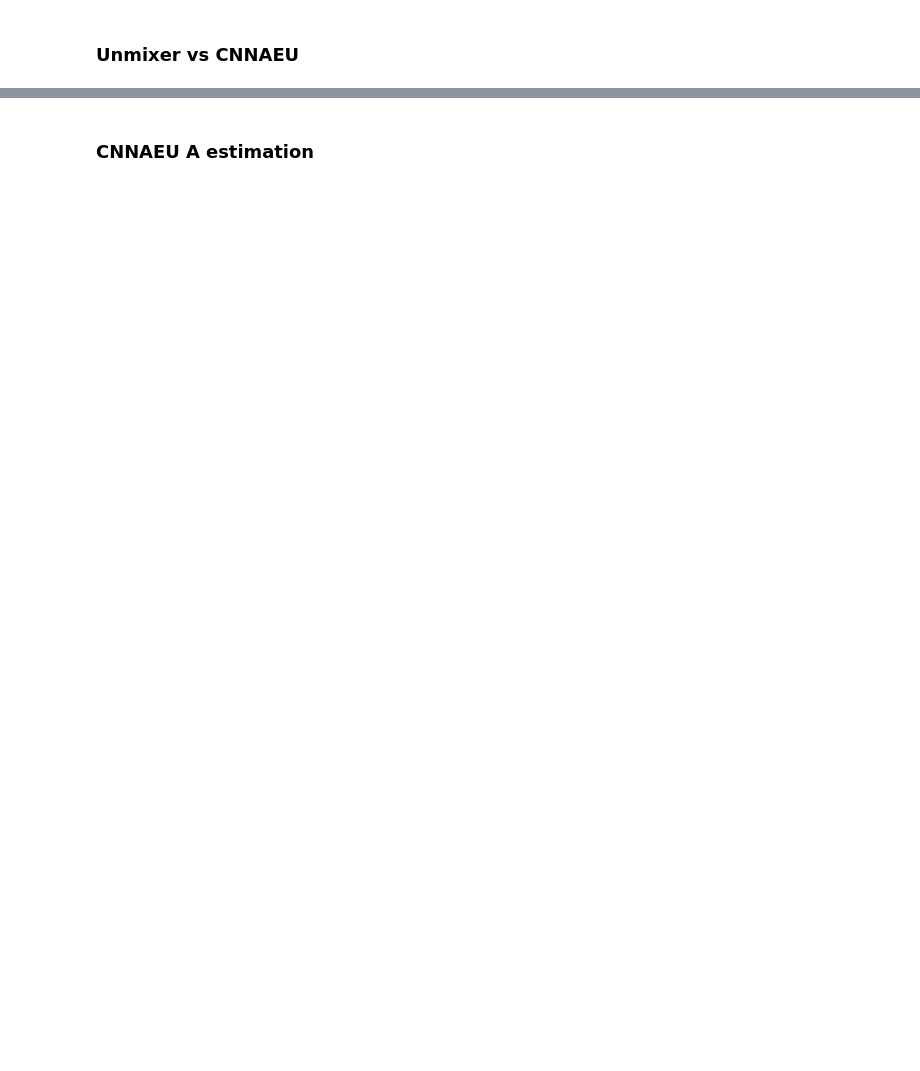
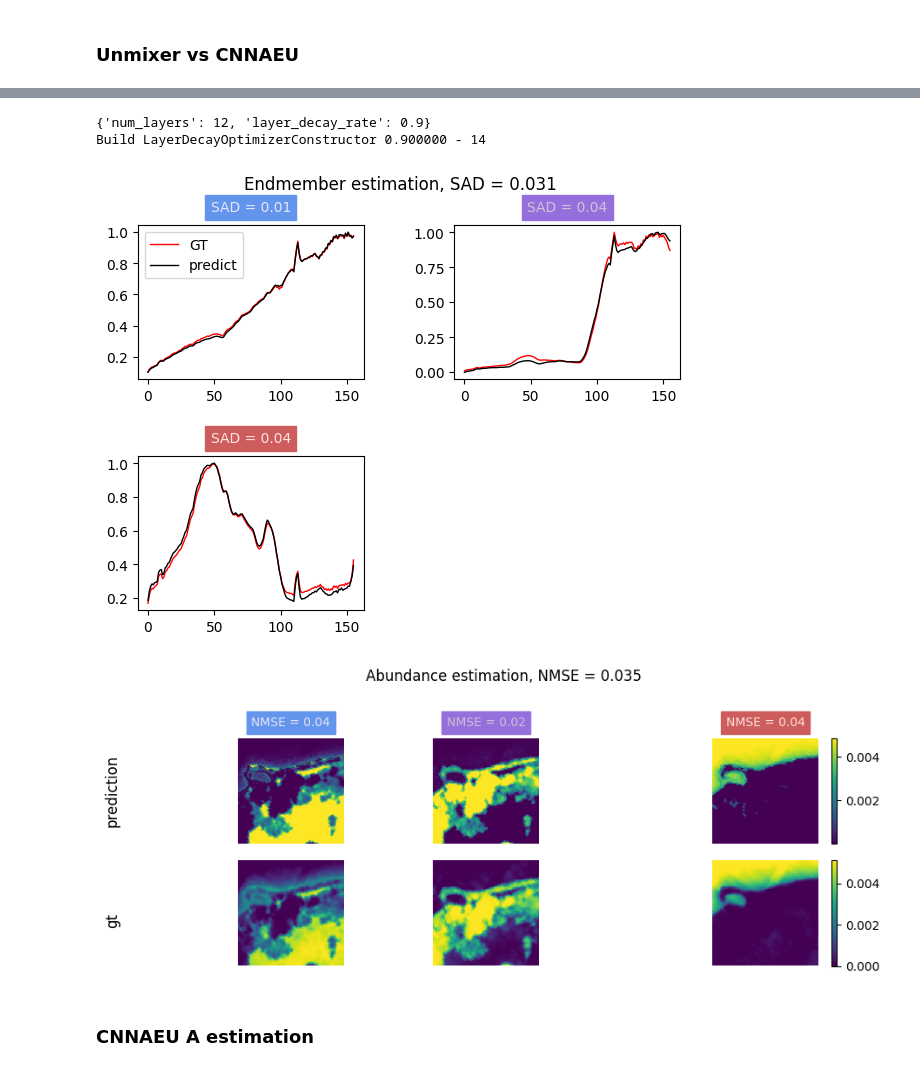
Before and after one commit to edabier/SS-HSU_benchmark, a Jupyter notebook: clean_test.ipynb, the cells around one changed output, grey strips where cells are left out. Cells and saved outputs as stored; diff of their text form; code cells hidden in the pictures; blank space fills up the shorter version.

```diff
--- a/clean_test.ipynb
+++ b/clean_test.ipynb
@@ -340,3 +358,64 @@ First sad: 0.104
+# %%
+epochs, lr = 200, 0.002
+
+optim_wrapper = dict(
+    optimizer=dict(type='AdamW', lr=lr, betas=(0.9, 0.999), weight_decay=0.18),
+    constructor='LayerDecayOptimizerConstructor_ViT',
+    paramwise_cfg=dict(num_layers=12, layer_decay_rate=0.9))
+
+n_xp = 1
+loader, _, _ = utils.create_dataloader(dataset, patch_size=H, dev=dev, path=global_path)
+
+# E_hats1, A_hats1 = torch.zeros(n_xp, B, c), torch.zeros(n_xp, c, new_H, new_H)
+# for n in range(n_xp):
+
+    # model = rsfm.Unmixing_from_features(D=D, alpha=alpha, H=new_H, B=B, c=c, n_features=n_features, use_cls=False, is_cnnaeu=False)
+    # model.apply(model.weights_init)
+
+state_dict = model.decoder.state_dict()
+state_dict["decoder.weight"][:, :, 0, 0] = E_hat_m
+model.decoder.load_state_dict(state_dict)
+model.freeze_decoder()
+
+model = model.to(dev)
+optimizer = build_optim_wrapper(model, optim_wrapper)
+
+for epoch in range(epochs):
+
+    for Y, E, A in loader:
+
+        optimizer.zero_grad()
+        Y = utils.oneD_to_2d(Y).to(dev)
+        A = utils.oneD_to_2d(A).to(dev)
+
+        Y, A, features = rsfm.extract_f(fm, Y, new_H, wavelengths, A, False)
+        E_hat, A_hat, Y_hat = model(features)
+        W_ab, W_mse, W_tv_e, W_tv_a, W_e = 0.6, 0.09, 3e-5, 0, 0
+        loss, loss_sad, loss_ab, loss_tv_e, loss_tv_a, loss_mse, loss_norm_e = model.loss(Y, Y_hat, A_hat, E_hat, 1, W_ab, W_tv_e, W_tv_a, W_mse, W_e)
+
+        loss.backward()
+        nn.utils.clip_grad_norm_(model.parameters(), max_norm=10, norm_type=1)
+        optimizer.step()
+
+        if hasattr(model, 'decoder'):
+            with torch.no_grad():
+                constraints = models.weightConstraint()
+                model.decoder.apply(constraints)
+
+    del E_hat, A_hat, Y_hat, features
+
+model.eval()
+
+with torch.no_grad():
+    _, features1 = rsfm.extract_f(fm, Y_init, new_H, wavelengths, use_cls=False)
+    E_hat_2, A_hat_2, _ = model(features1)
+
+sad, sad_a, mse = plots.compute_metrics_and_plot(E_hat_2, A_hat_2, A_init, E, normalize_E=True, normalize_A=True, return_results=True)
+# %% [output]
+{'num_layers': 12, 'layer_decay_rate': 0.9}
+Build LayerDecayOptimizerConstructor 0.900000 - 14
+[figure, added]
+[figure, added]
 # %% [markdown]
 ### CNNAEU A estimation
 # %%
```
Also changed, not shown: parts of 4 cells of this notebook, 15 other files.
